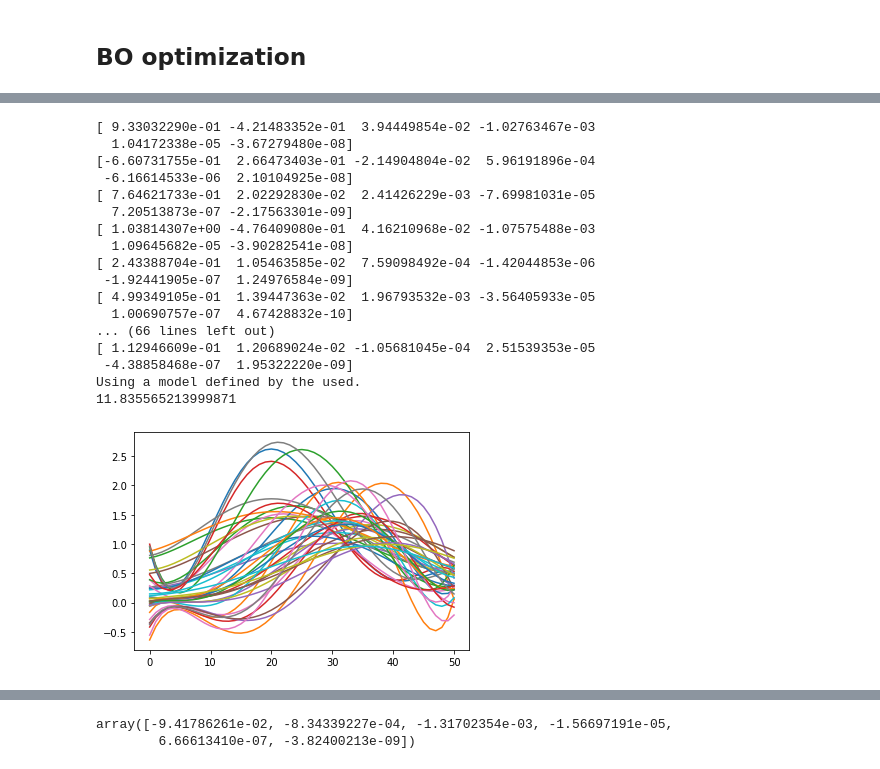
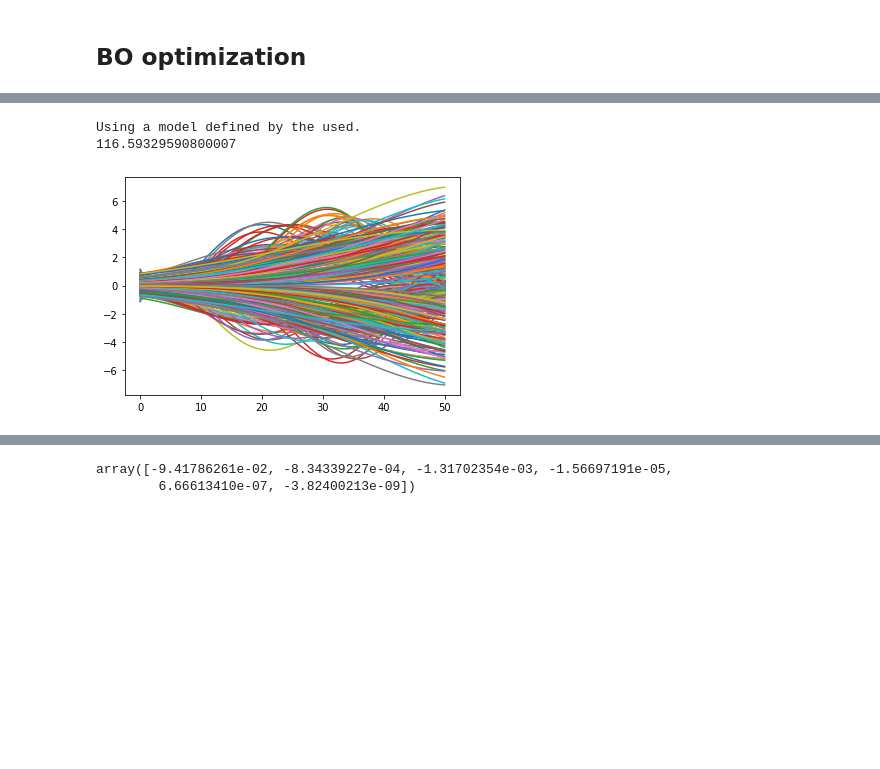
Before and after one commit to Nina-Konovalova/Bayesian-optimization, a Jupyter notebook: Landscape.ipynb, the cells around one changed output, grey strips where cells are left out. Cells and saved outputs as stored; diff of their text form; code cells hidden in the pictures; blank space fills up the shorter version.

```diff
--- a/Landscape.ipynb
+++ b/Landscape.ipynb
@@ -213,9 +213,9 @@ import pandas as pd
 X = pd.read_csv('X for save').set_index('Unnamed: 0')
 import numpy as np
 X = np.array(X)
-X_parametr_pol = np.zeros([X.shape[0], 7])
+X_parametr_pol = np.zeros([X.shape[0], 6])
 for i in range (X.shape[0]):
-    p = cheb.Chebyshev.fit(np.arange(51),X[i], 6, window=[0,51])
+    p = cheb.Chebyshev.fit(np.arange(51),X[i], 5, window=[0,51])
     X_parametr_pol[i] = p.coef
     if i < 10 :
       xx, yy = p.linspace(n=51)
@@ -382,8 +390,8 @@ def polynom(x, param):
 
 space =[{'name': 'var_1', 'type': 'continuous', 'domain': (-1e-1,1e-1)},
         {'name': 'var_2', 'type': 'continuous', 'domain': (-1e-3,1e-3)}, #2
-        {'name': 'var_3', 'type': 'continuous', 'domain': (-1e-3,1e-3)}, #3
-        {'name': 'var_4', 'type': 'continuous', 'domain': (-1e-5,1e-5)}, #5
+        {'name': 'var_3', 'type': 'continuous', 'domain': (-5e-3,5e-3)}, #3
+        {'name': 'var_4', 'type': 'continuous', 'domain': (-5e-5,5e-5)}, #5
         {'name': 'var_5', 'type': 'continuous', 'domain': (-1e-6,1e-6)},
         {'name': 'var_6', 'type': 'continuous', 'domain': (-8e-9,8e-9)}] #7
 
@@ -397,45 +405,30 @@ array([-9.41766262e-02, -4.40741112e-04, -6.55845314e-04, -7.86353956e-06,
 # %%
 seed(12345)
 from time import perf_counter
 # BO object
 import math
 kernel = GPy.kern.RBF(1, 1.5, 2)
-model = GPyOpt.models.GPModel(optimize_restarts=3,exact_feval = True, verbose=True) #GP model without noize and with 3 restarts
+model = GPyOpt.models.GPModel(optimize_restarts=3,exact_feval = True) #GP model without noize and with 3 restarts
 #model.model = m
 t1_start = perf_counter()
 myBopt = GPyOpt.methods.BayesianOptimization(f = Fokker_plank_eq,        # function to optimize
                                              domain = space,        # box-constraints of the problem
                                              #constraints = constraints, we have no constrains
                                              model = model,
-                                             X = X_parametr_pol[:40], #возможно, легче самим добавить точки, но это мы еще посмотрим
+                                             X = X_parametr_pol[:400], #возможно, легче самим добавить точки, но это мы еще посмотрим
                                              #Y = diff,
                                              #initial_design_numdata = 20, #number of initial points
                                              #initial_design_type = 'random',
                                              normalize_Y = True,
                                              verbosity = True,
                                              acquisition_type ='MPI') # acquisition = Expected improvement
 
 t1_stop = perf_counter()
 print(t1_stop - t1_start)
 # %% [output]
-[ 9.33032290e-01 -4.21483352e-01  3.94449854e-02 -1.02763467e-03
-  1.04172338e-05 -3.67279480e-08]
-[-6.60731755e-01  2.66473403e-01 -2.14904804e-02  5.96191896e-04
- -6.16614533e-06  2.10104925e-08]
-[ 7.64621733e-01  2.02292830e-02  2.41426229e-03 -7.69981031e-05
-  7.20513873e-07 -2.17563301e-09]
-[ 1.03814307e+00 -4.76409080e-01  4.16210968e-02 -1.07575488e-03
-  1.09645682e-05 -3.90282541e-08]
-[ 2.43388704e-01  1.05463585e-02  7.59098492e-04 -1.42044853e-06
- -1.92441905e-07  1.24976584e-09]
-[ 4.99349105e-01  1.39447363e-02  1.96793532e-03 -3.56405933e-05
-  1.00690757e-07  4.67428832e-10]
-... (66 lines left out)
-[ 1.12946609e-01  1.20689024e-02 -1.05681045e-04  2.51539353e-05
- -4.38858468e-07  1.95322220e-09]
 Using a model defined by the used.
-11.835565213999871
+116.59329590800007
-[figure, old version]
+[figure, new version]
 # %%
 t1_start = perf_counter()
 myBopt.run_optimization(100)
```
Also changed, not shown: parts of 9 cells of this notebook.
